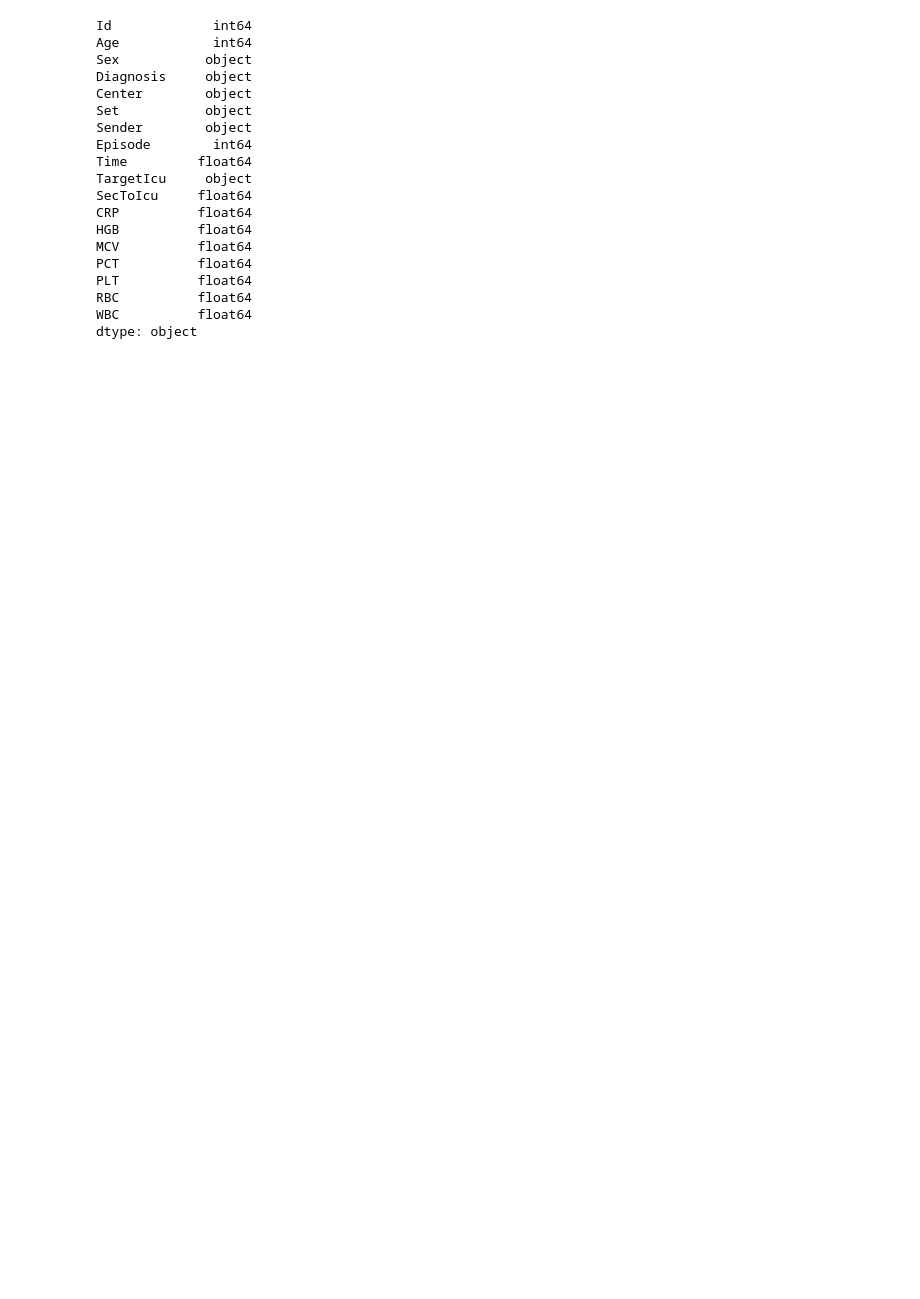
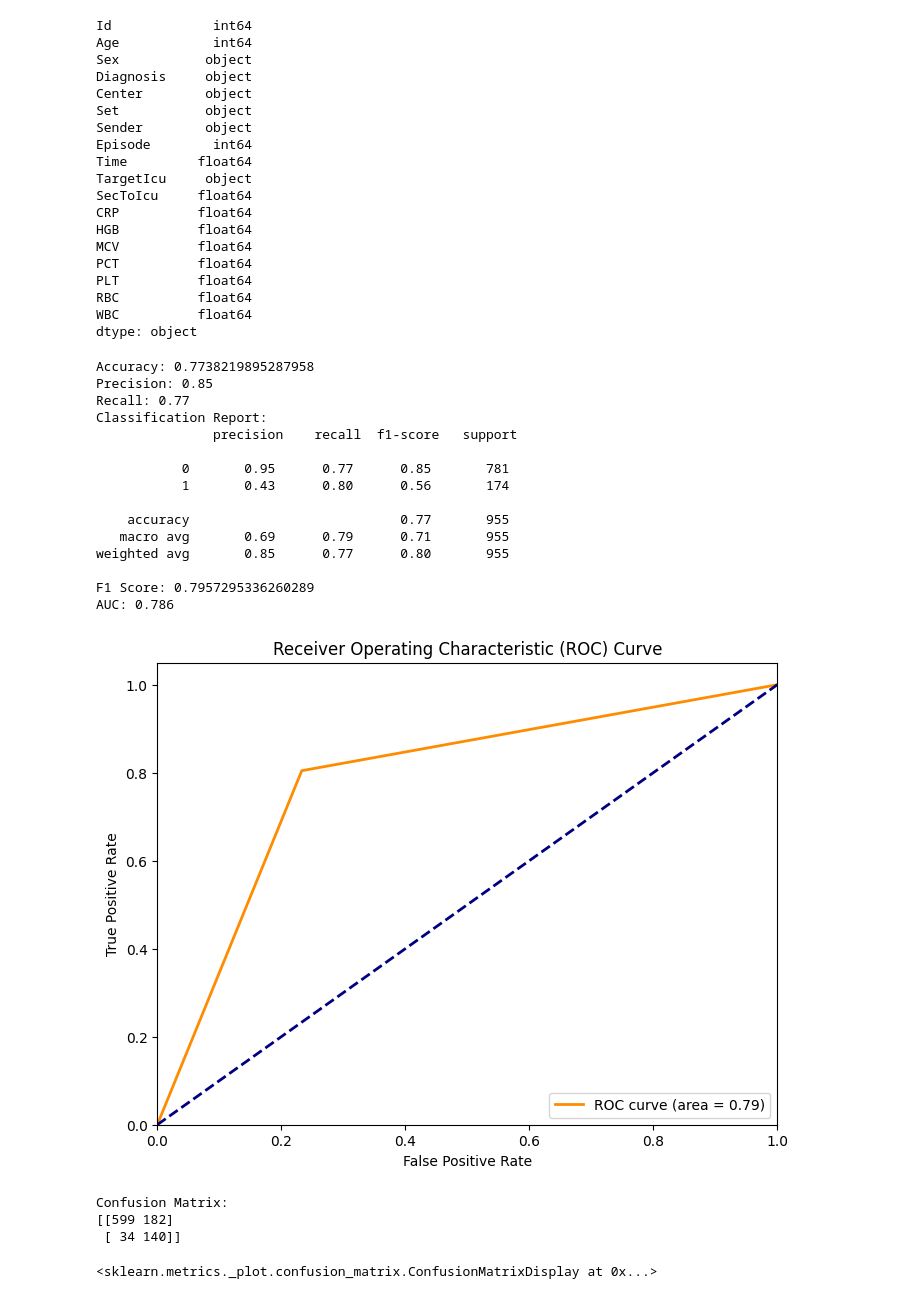
Before and after one commit to michaeltwo/info501, a Jupyter notebook: svm_cbc.ipynb, the cells around one changed output. Saved outputs shown, nothing was run; the diff lists cells and outputs as text; code cells hidden in the pictures; blank space fills up the shorter version.

```diff
--- a/svm_cbc.ipynb
+++ b/svm_cbc.ipynb
@@ -85,11 +85,11 @@ RBC          float64
 WBC          float64
 dtype: object
 # %%
-#MZ original code, 处理整个数据集时间过长
-df=pd.read_csv("C:\\Users\\weihua\\Desktop\\Python_MSIS_SYS1\\finalproject\\sbcdata.csv")
+#MZ small dataset code, 处理整个数据集时间过长
+# df1=pd.read_csv("C:\\Users\\weihua\\Desktop\\Python_MSIS_SYS1\\finalproject\\sbcdata.csv")
 # print(df1.head())
 
-# df=pd.read_csv("C:\\Users\\weihua\\Desktop\\Python_MSIS_SYS1\\finalproject\\sbcdata_5000.csv")
+df=pd.read_csv("C:\\Users\\weihua\\Desktop\\Python_MSIS_SYS1\\finalproject\\sbcdata_5000.csv")
 df.drop(columns=['Id', 'Center','Set','Sender','Episode','Time','TargetIcu','SecToIcu','PCT'],inplace=True)
 df=df[df['Diagnosis'] != 'SIRS']
 
@@ -138,30 +138,51 @@ print("Classification Report:\n", classification_report(y_test, y_pred))
 f1_weighted = f1_score(y_test, y_pred, average='weighted')
 print("F1 Score:", f1_weighted)
 
 # Plot ROC curve
 #计算 ROC 曲线
 # roc_auc_score(y_test, y_pred, multi_class='ovr', average='weighted')
 fpr, tpr, thresholds = roc_curve(y_test, y_pred)
 # 计算 AUC
 roc_auc = auc(fpr, tpr)
 print(f"AUC: {roc_auc:.3f}")
 # 绘制 ROC 曲线
 plt.figure(figsize=(8, 6))
 plt.plot(fpr, tpr, color='darkorange', lw=2, label=f'ROC curve (area = {roc_auc:.2f})')
 plt.plot([0, 1], [0, 1], color='navy', lw=2, linestyle='--')  # 随机分类器的线
 plt.xlim([0.0, 1.0])
 plt.ylim([0.0, 1.05])
 plt.xlabel('False Positive Rate')
 plt.ylabel('True Positive Rate')
 plt.title('Receiver Operating Characteristic (ROC) Curve')
 plt.legend(loc='lower right')
 plt.show()
 
 #confusion matrix
 cm = confusion_matrix(y_test, y_pred)
 print("Confusion Matrix:")
 print(cm)
 
 # Display the confusion matrix
 disp = ConfusionMatrixDisplay(confusion_matrix=cm, display_labels=[0, 1])
 disp.plot()
+# %% [output]
+Accuracy: 0.7738219895287958
+Precision: 0.85
+Recall: 0.77
+Classification Report:
+               precision    recall  f1-score   support
+
+           0       0.95      0.77      0.85       781
+           1       0.43      0.80      0.56       174
+
+    accuracy                           0.77       955
+   macro avg       0.69      0.79      0.71       955
+weighted avg       0.85      0.77      0.80       955
+
+F1 Score: 0.7957295336260289
+AUC: 0.786
+[figure, added]
+Confusion Matrix:
+[[599 182]
+ [ 34 140]]
+<sklearn.metrics._plot.confusion_matrix.ConfusionMatrixDisplay at 0x...>
```
Also changed, not shown: parts of 1 cell of this notebook.
